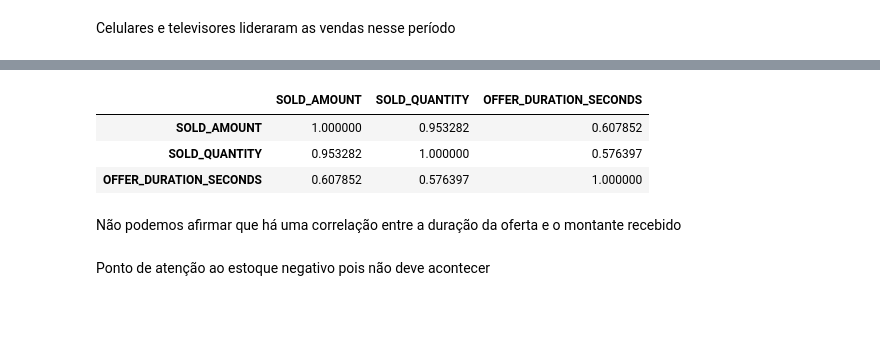
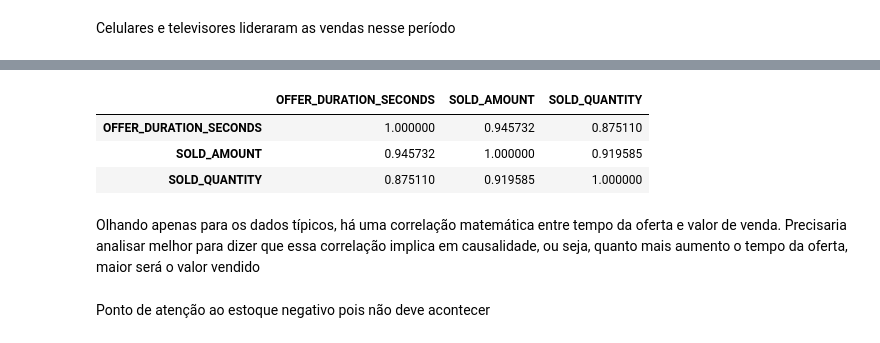
Before and after one commit to remarchese/meli_technical_challenge, a Jupyter notebook: DS Challenge - Case 1.ipynb, the cells around one changed output, grey strips where cells are left out. Saved outputs shown, nothing was run; the diff lists cells and outputs as text; code cells hidden in the pictures; blank space fills up the shorter version.

```diff
--- a/DS Challenge - Case 1.ipynb
+++ b/DS Challenge - Case 1.ipynb
@@ -266,0 +289,16 @@ Existem durações de 4 dias (104 horas) mas existem durações instantâneas (o
+# %%
+def outlier_IQR(df, coluna):
+
+    data = df[coluna]
+    Q1 = data.quantile(0.25)
+    Q3 = data.quantile(0.75)
+
+    IQR = Q3 - Q1
+
+    lower_limit = Q1 - 1.5 * IQR
+    upper_limit = Q3 + 1.5 * IQR
+    outliers = (data < lower_limit) | (data > upper_limit)
+    return outliers.astype(int)
+
+
+df['duracao_outlier'] = outlier_IQR(df, 'OFFER_DURATION_SECONDS')
@@ -563,16 +626,19 @@ Celulares e televisores lideraram as vendas nesse período
 # %%
-df.groupby(['DOMAIN_ID']).agg({
-    'SOLD_AMOUNT': 'sum',
-    'SOLD_QUANTITY': 'sum',
-    'OFFER_DURATION_SECONDS': 'sum'
-}).sort_values(by='SOLD_AMOUNT', ascending=False).reset_index().drop(columns=['DOMAIN_ID']).corr()
+df[df['duracao_outlier'] == 0].groupby('VERTICAL').agg({
+    'OFFER_DURATION_SECONDS':
+    'sum',
+    'SOLD_AMOUNT':
+    'sum',
+    'SOLD_QUANTITY':
+    'sum'
+}).sort_values('OFFER_DURATION_SECONDS', ascending=False).corr()
 # %% [output]
-|  | SOLD_AMOUNT | SOLD_QUANTITY | OFFER_DURATION_SECONDS |
-| SOLD_AMOUNT | 1.000000 | 0.953282 | 0.607852 |
-| SOLD_QUANTITY | 0.953282 | 1.000000 | 0.576397 |
-| OFFER_DURATION_SECONDS | 0.607852 | 0.576397 | 1.000000 |
+|  | OFFER_DURATION_SECONDS | SOLD_AMOUNT | SOLD_QUANTITY |
+| OFFER_DURATION_SECONDS | 1.000000 | 0.945732 | 0.875110 |
+| SOLD_AMOUNT | 0.945732 | 1.000000 | 0.919585 |
+| SOLD_QUANTITY | 0.875110 | 0.919585 | 1.000000 |
-# %% [markdown]
-Não podemos afirmar que há uma correlação entre a duração da oferta e o montante recebido
+# %% [markdown]
+Olhando apenas para os dados típicos, há uma correlação matemática entre tempo da oferta e valor de venda. Precisaria analisar melhor para dizer que essa correlação implica em causalidade, ou seja, quanto mais aumento o tempo da oferta, maior será o valor vendido
 # %% [markdown]
 Ponto de atenção ao estoque negativo pois não deve acontecer
 # %%
```
Also changed, not shown: parts of 13 cells of this notebook.
